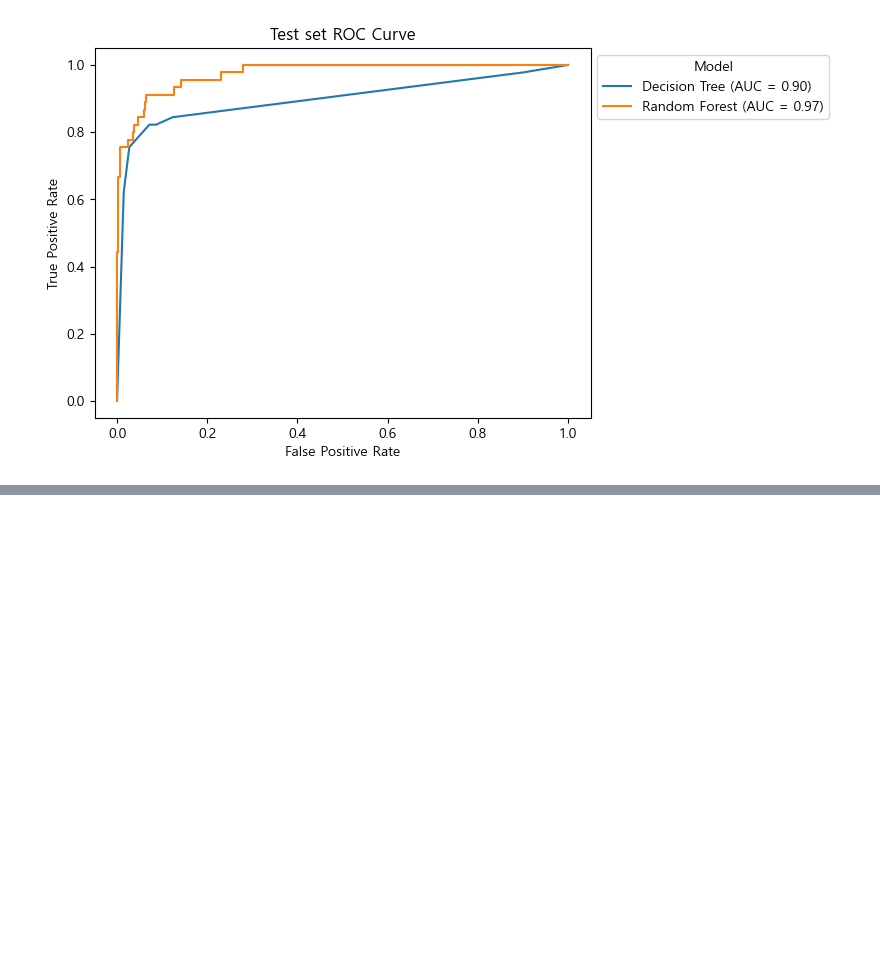
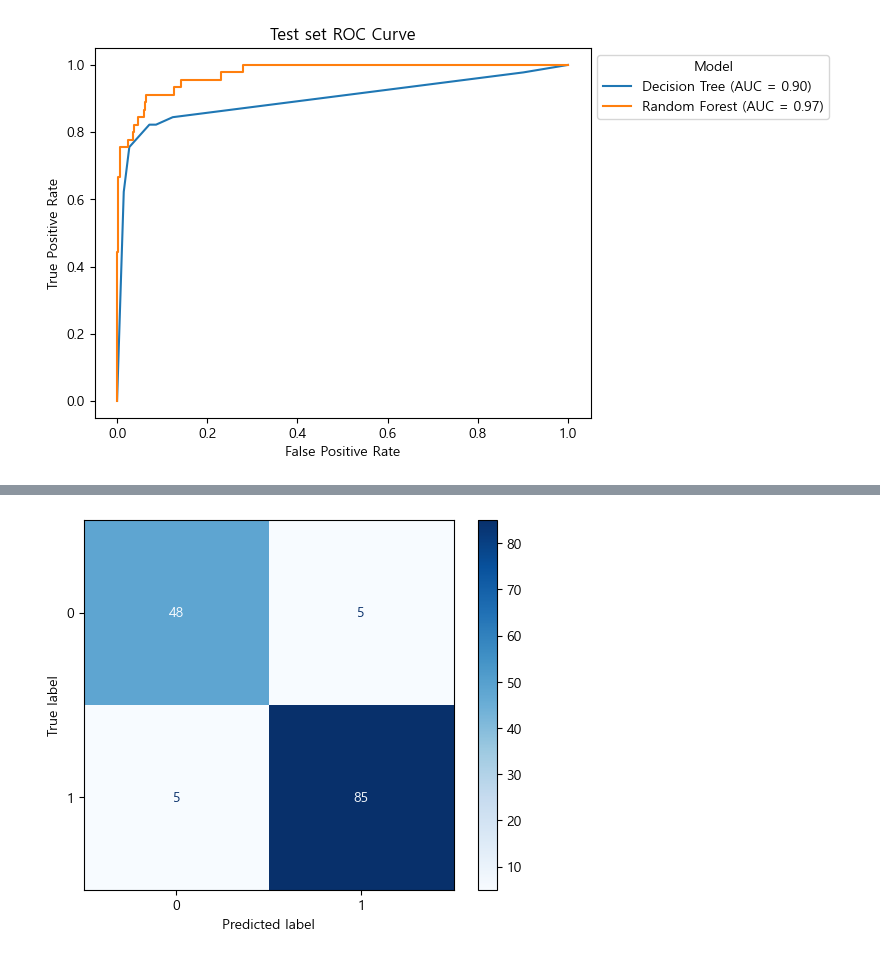
Before and after one commit to 1ee1hee/Machine_Learning, a Jupyter notebook: 분류 평가지표.ipynb, the cells around one changed output, grey strips where cells are left out. Cells and saved outputs as stored; diff of their text form; code cells hidden in the pictures; blank space fills up the shorter version.

```diff
--- a/분류 평가지표.ipynb
+++ b/분류 평가지표.ipynb
@@ -726,0 +868,6 @@ plt.show()
+# %%
+cm_test_rfc = confusion_matrix(y_test, rfc_pred_test)
+ConfusionMatrixDisplay(cm_test_rfc).plot(cmap='Blues')
+plt.show()
+# %% [output]
+[figure, added]
```
Also changed, not shown: parts of 12 cells of this notebook.
